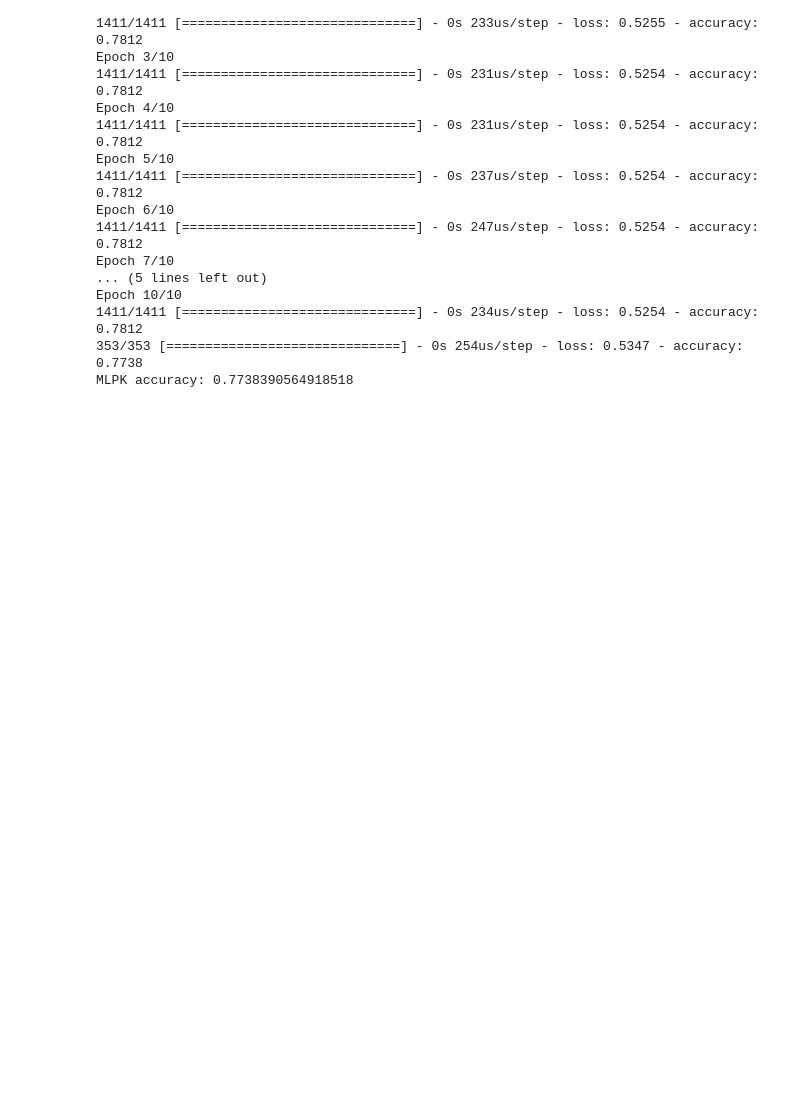
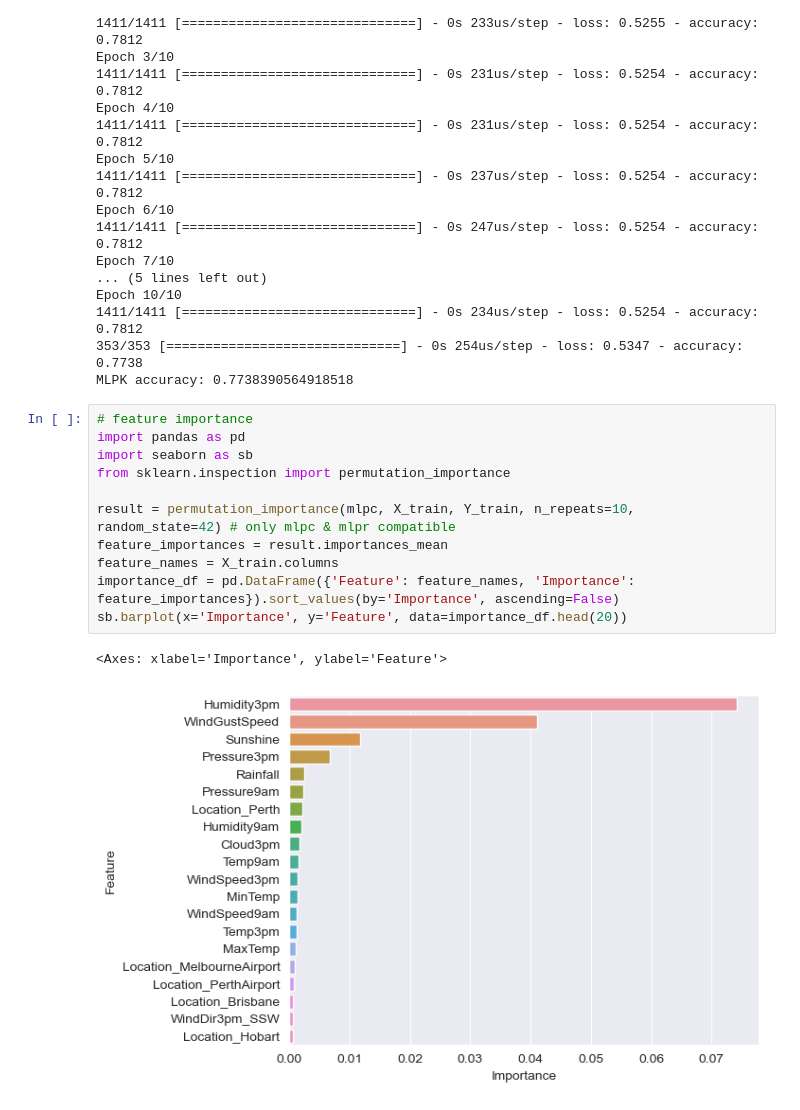
Before and after one commit to michaelcordero/cap-5602-final-project-group-5, a Jupyter notebook: src/RainInAus.ipynb, the cells around one changed output. Cells and saved outputs as stored; diff of their text form; blank space fills up the shorter version.

Commit message:
added feature importance and confusion matrix cells

```diff
--- a/src/RainInAus.ipynb
+++ b/src/RainInAus.ipynb
@@ -96,3 +96,17 @@ Epoch 10/10
 1411/1411 [==============================] - 0s 234us/step - loss: 0.5254 - accuracy: 0.7812
 353/353 [==============================] - 0s 254us/step - loss: 0.5347 - accuracy: 0.7738
 MLPK accuracy: 0.7738390564918518
+# %%
+# feature importance
+import pandas as pd
+import seaborn as sb
+from sklearn.inspection import permutation_importance
+
+result = permutation_importance(mlpc, X_train, Y_train, n_repeats=10, random_state=42) # only mlpc & mlpr compatible
+feature_importances = result.importances_mean
+feature_names = X_train.columns
+importance_df = pd.DataFrame({'Feature': feature_names, 'Importance': feature_importances}).sort_values(by='Importance', ascending=False)
+sb.barplot(x='Importance', y='Feature', data=importance_df.head(20))
+# %% [output]
+<Axes: xlabel='Importance', ylabel='Feature'>
+[figure, added]
```
Also changed, not shown: parts of 1 cell of this notebook.
